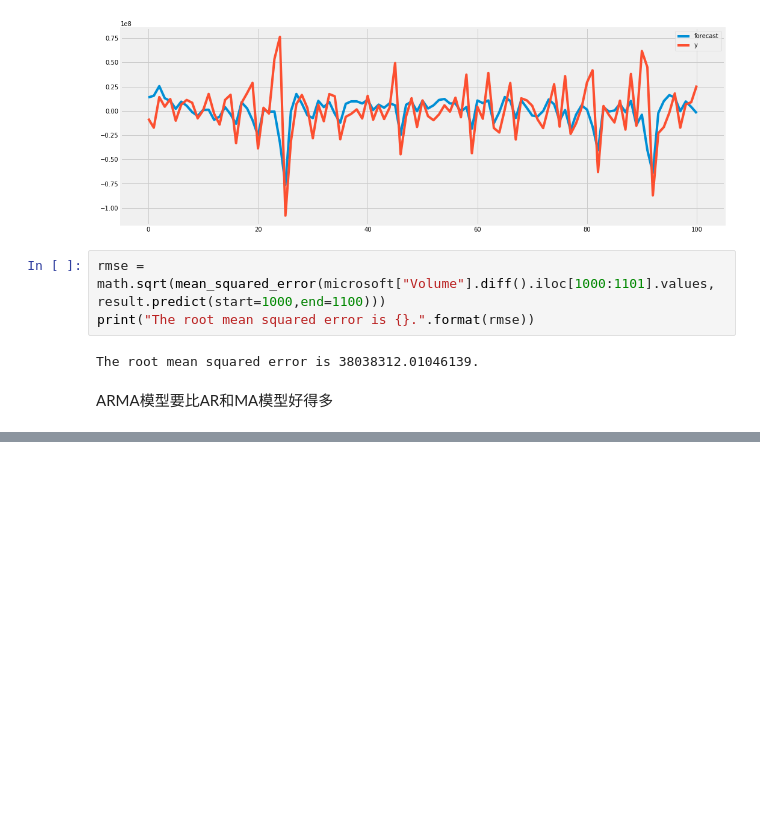
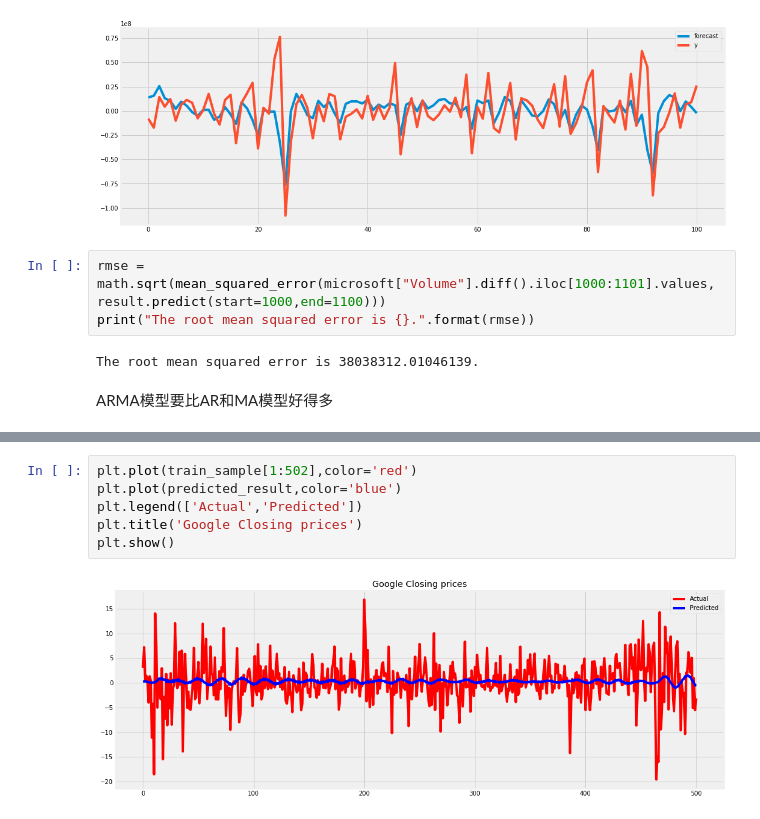
Before and after one commit to Knowledge-Precipitation-Tribe/Everything-you-can-do-with-a-time-series, a Jupyter notebook: README.ipynb, the cells around one changed output, grey strips where cells are left out. Cells and saved outputs as stored; diff of their text form; blank space fills up the shorter version.

```diff
--- a/README.ipynb
+++ b/README.ipynb
@@ -1029,0 +1168,8 @@ ARMA模型要比AR和MA模型好得多
+# %%
+plt.plot(train_sample[1:502],color='red')
+plt.plot(predicted_result,color='blue')
+plt.legend(['Actual','Predicted'])
+plt.title('Google Closing prices')
+plt.show()
+# %% [output]
+[figure, added]
```
Also changed, not shown: parts of 13 cells of this notebook.
